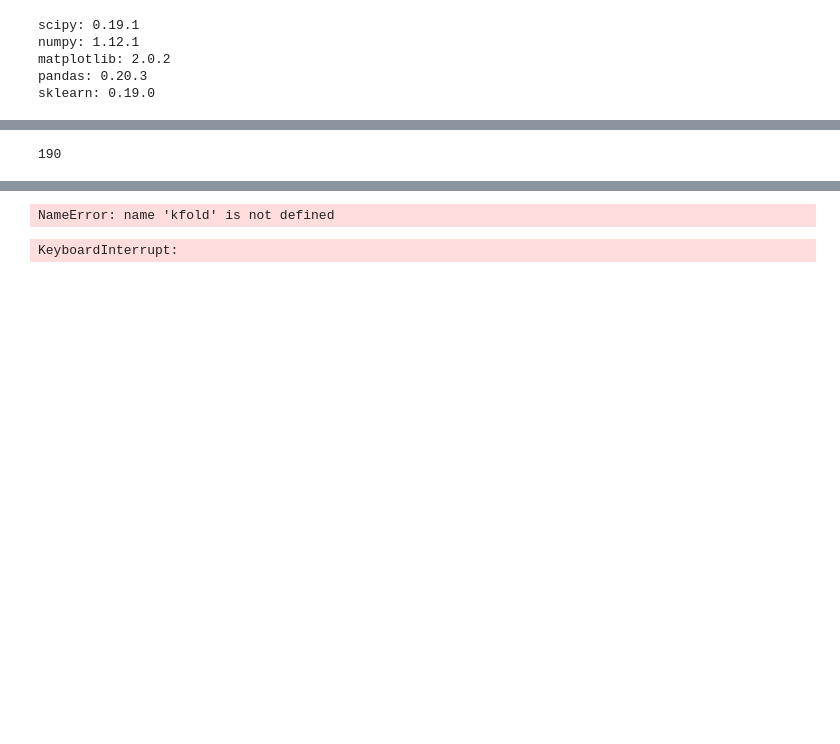
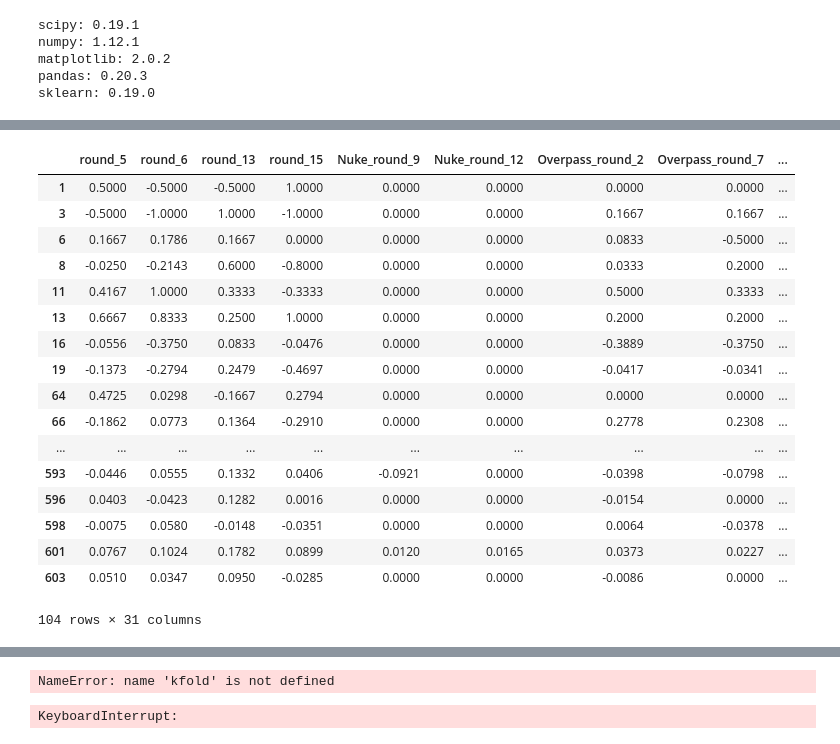
Before and after one commit to JohnHKleeman/CS_project, a Jupyter notebook: notebooks/John Predicting Wins.ipynb, the cells around one changed output, grey strips where cells are left out. Cells and saved outputs as stored; diff of their text form; code cells hidden in the pictures; blank space fills up the shorter version.

```diff
--- a/notebooks/John Predicting Wins.ipynb
+++ b/notebooks/John Predicting Wins.ipynb
@@ -279,4 +513,0 @@ map_Overpass
-# %%
-len(X.columns)
-# %% [output]
-190
@@ -283,2 +518,25 @@ len(X.columns)
+# %%
+X = data_series_full.drop(['match_id','series_id','match_num','date','y'], axis = 1)
+# %%
+X
+# %% [output]
+|  | round_5 | round_6 | round_13 | round_15 | Nuke_round_9 | Nuke_round_12 | Overpass_round_2 | Overpass_round_7 | ... |
+| 1 | 0.5000 | -0.5000 | -0.5000 | 1.0000 | 0.0000 | 0.0000 | 0.0000 | 0.0000 | ... |
+| 3 | -0.5000 | -1.0000 | 1.0000 | -1.0000 | 0.0000 | 0.0000 | 0.1667 | 0.1667 | ... |
+| 6 | 0.1667 | 0.1786 | 0.1667 | 0.0000 | 0.0000 | 0.0000 | 0.0833 | -0.5000 | ... |
+| 8 | -0.0250 | -0.2143 | 0.6000 | -0.8000 | 0.0000 | 0.0000 | 0.0333 | 0.2000 | ... |
+| 11 | 0.4167 | 1.0000 | 0.3333 | -0.3333 | 0.0000 | 0.0000 | 0.5000 | 0.3333 | ... |
+| 13 | 0.6667 | 0.8333 | 0.2500 | 1.0000 | 0.0000 | 0.0000 | 0.2000 | 0.2000 | ... |
+| 16 | -0.0556 | -0.3750 | 0.0833 | -0.0476 | 0.0000 | 0.0000 | -0.3889 | -0.3750 | ... |
+| 19 | -0.1373 | -0.2794 | 0.2479 | -0.4697 | 0.0000 | 0.0000 | -0.0417 | -0.0341 | ... |
+| 64 | 0.4725 | 0.0298 | -0.1667 | 0.2794 | 0.0000 | 0.0000 | 0.0000 | 0.0000 | ... |
+| 66 | -0.1862 | 0.0773 | 0.1364 | -0.2910 | 0.0000 | 0.0000 | 0.2778 | 0.2308 | ... |
+| ... | ... | ... | ... | ... | ... | ... | ... | ... | ... |
+| 593 | -0.0446 | 0.0555 | 0.1332 | 0.0406 | -0.0921 | 0.0000 | -0.0398 | -0.0798 | ... |
+| 596 | 0.0403 | -0.0423 | 0.1282 | 0.0016 | 0.0000 | 0.0000 | -0.0154 | 0.0000 | ... |
+| 598 | -0.0075 | 0.0580 | -0.0148 | -0.0351 | 0.0000 | 0.0000 | 0.0064 | -0.0378 | ... |
+| 601 | 0.0767 | 0.1024 | 0.1782 | 0.0899 | 0.0120 | 0.0165 | 0.0373 | 0.0227 | ... |
+| 603 | 0.0510 | 0.0347 | 0.0950 | -0.0285 | 0.0000 | 0.0000 | -0.0086 | 0.0000 | ... |
+104 rows × 31 columns
 # %%
 y = data_y.values.astype(int)
```
Also changed, not shown: parts of 52 cells of this notebook, 4 other files.
